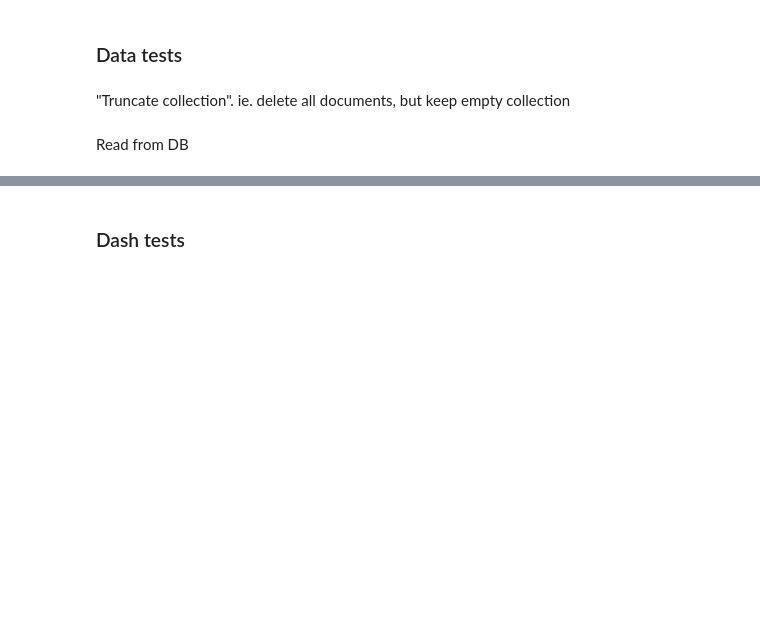
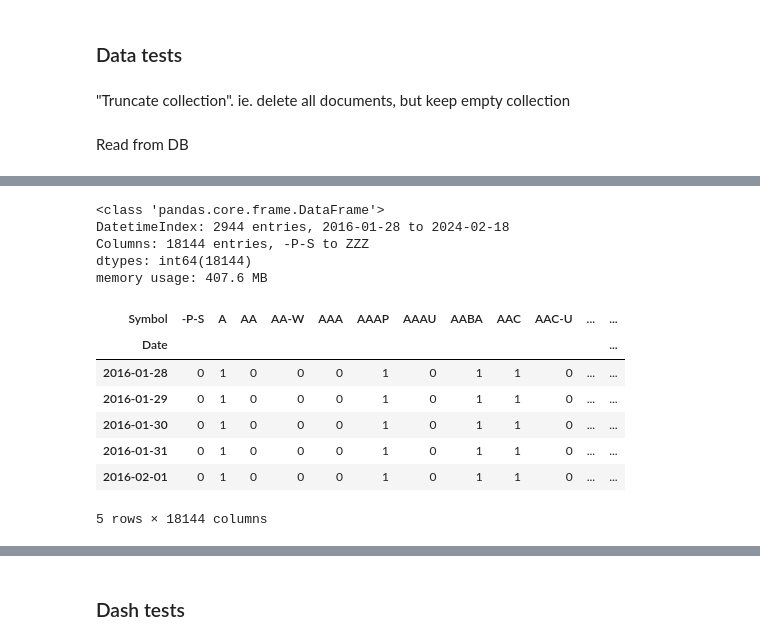
Before and after one commit to MarkEidsaune/bakery, a Jupyter notebook: bakery/test.ipynb, the cells around one changed output, grey strips where cells are left out. Drawn from its saved outputs; the diff is of its cells as text; code cells hidden in the pictures; blank space fills up the shorter version.

```diff
--- a/bakery/test.ipynb
+++ b/bakery/test.ipynb
@@ -64,0 +93,11 @@ df = pd.DataFrame(list(cursor))
+# %%
+path = os.path.join(os.path.expanduser('~'), "git/bakery/bakery/data/config.json")
+with open(path, "rb") as f:
+    config = json.loads(f.read().decode())
+client = MongoClient(config["mongo"]["conn_str"])
+db = client["bakery"]
+alpha_daily_active_ls_coll = db["alpha_daily_active_ls"]
+# %%
+cursor = alpha_daily_active_ls_coll.find({})
+df = pd.DataFrame(list(cursor))
+df.head()
@@ -84,0 +124,6 @@ df.sort_values(by="_id")
+# %%
+df_explode = df.drop(columns="_id") \
+    .explode(column="ls") \
+    .reset_index(drop=True) \
+    .rename(columns={"ls": "symbol"})
+df_explode.info()
@@ -84,0 +140,25 @@ df.sort_values(by="_id")
+# %%
+df_pivot = df_explode \
+    .pivot_table(index="dttm", columns="symbol", aggfunc="size", fill_value=0) \
+    .sort_values(by="dttm")
+df_pivot.info()
+# %% [output]
+<class 'pandas.core.frame.DataFrame'>
+DatetimeIndex: 2944 entries, 2016-01-28 to 2024-02-18
+Columns: 18144 entries, -P-S to ZZZ
+dtypes: int64(18144)
+memory usage: 407.6 MB
+# %%
+# df_pivot.index = df_pivot.index.to_pydatetime()
+df_pivot.index.names = ["Date"]
+df_pivot.columns.name = "Symbol"
+df_pivot.head()
+# %% [output]
+| Symbol | -P-S | A | AA | AA-W | AAA | AAAP | AAAU | AABA | AAC | AAC-U | ... | ... |
+| Date |  |  |  |  |  |  |  |  |  |  |  | ... |
+| 2016-01-28 | 0 | 1 | 0 | 0 | 0 | 1 | 0 | 1 | 1 | 0 | ... | ... |
+| 2016-01-29 | 0 | 1 | 0 | 0 | 0 | 1 | 0 | 1 | 1 | 0 | ... | ... |
+| 2016-01-30 | 0 | 1 | 0 | 0 | 0 | 1 | 0 | 1 | 1 | 0 | ... | ... |
+| 2016-01-31 | 0 | 1 | 0 | 0 | 0 | 1 | 0 | 1 | 1 | 0 | ... | ... |
+| 2016-02-01 | 0 | 1 | 0 | 0 | 0 | 1 | 0 | 1 | 1 | 0 | ... | ... |
+5 rows × 18144 columns
```
Also changed, not shown: parts of 19 cells of this notebook, 5 other files.
